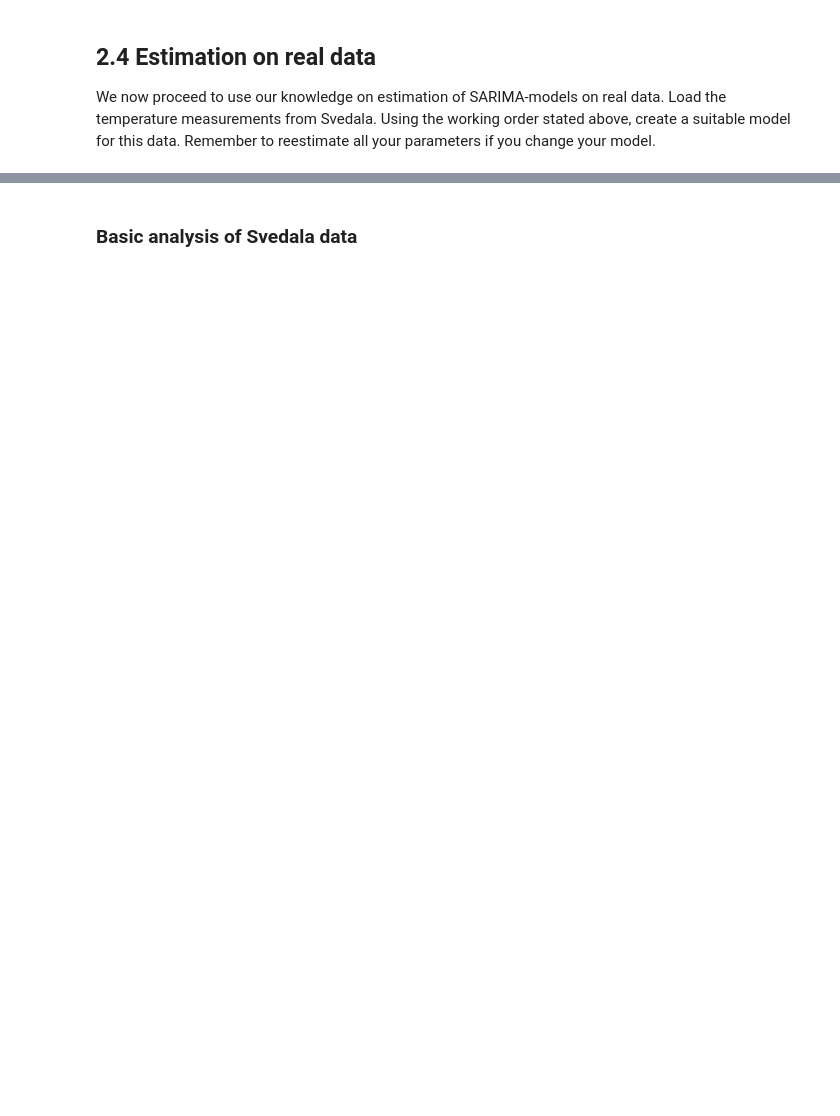
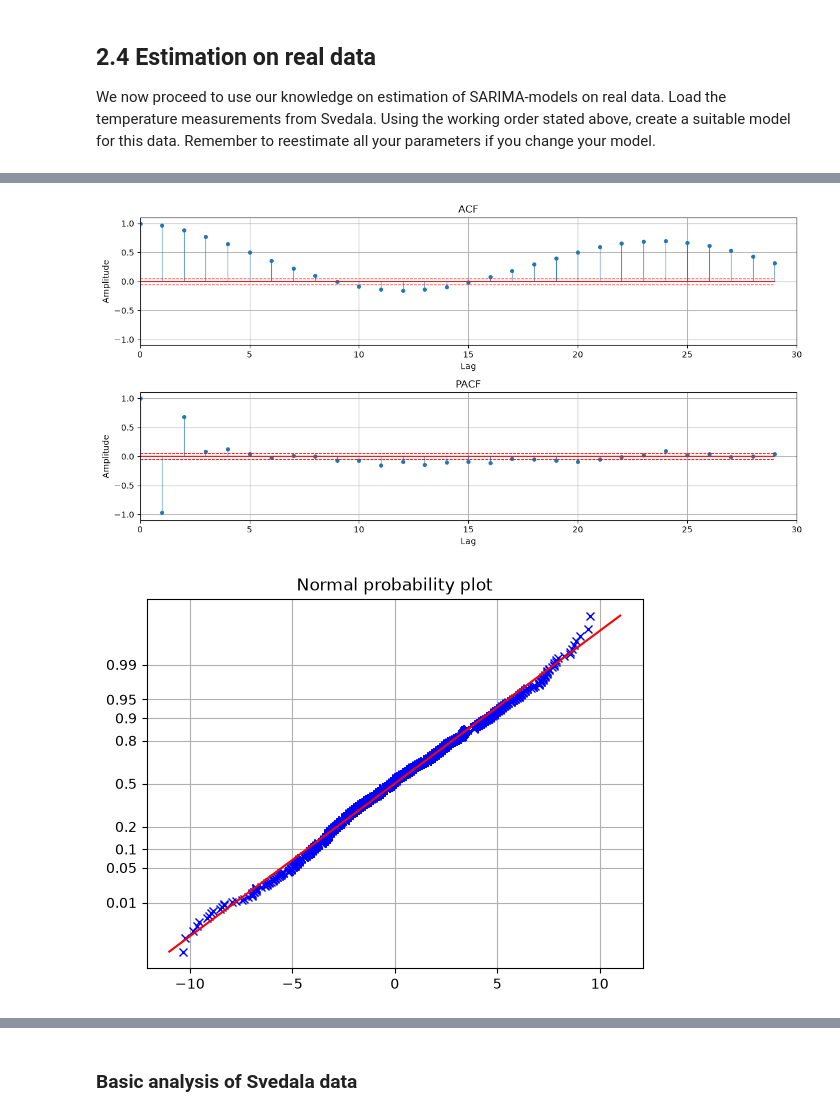
Before and after one commit to H-Wadman/TimeSeriesAnalysis, a Jupyter notebook: labs/lab1.ipynb, the cells around one changed output, grey strips where cells are left out. Cells and saved outputs as stored; diff of their text form; code cells hidden in the pictures; blank space fills up the shorter version.

```diff
--- a/labs/lab1.ipynb
+++ b/labs/lab1.ipynb
@@ -1151,2 +1252,7 @@ plt.show()
 # %%
 # estimate a model for the Svedala data
+plotACFnPACF(svedala)
+normplot(svedala)
+# %% [output]
+[figure, added]
+[figure, added]
```
Also changed, not shown: parts of 26 cells of this notebook, 1 other file.
